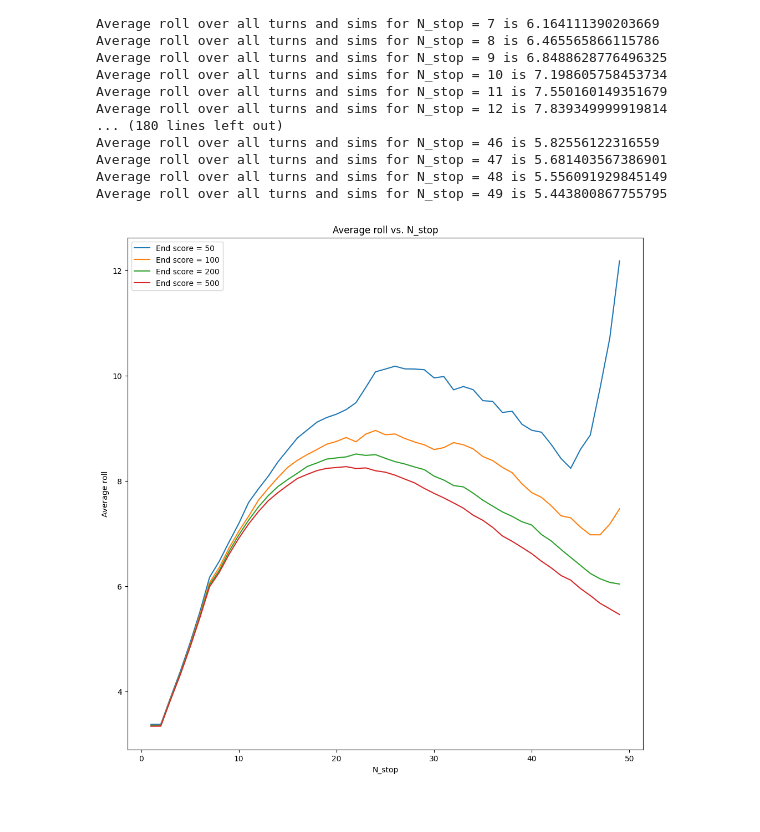
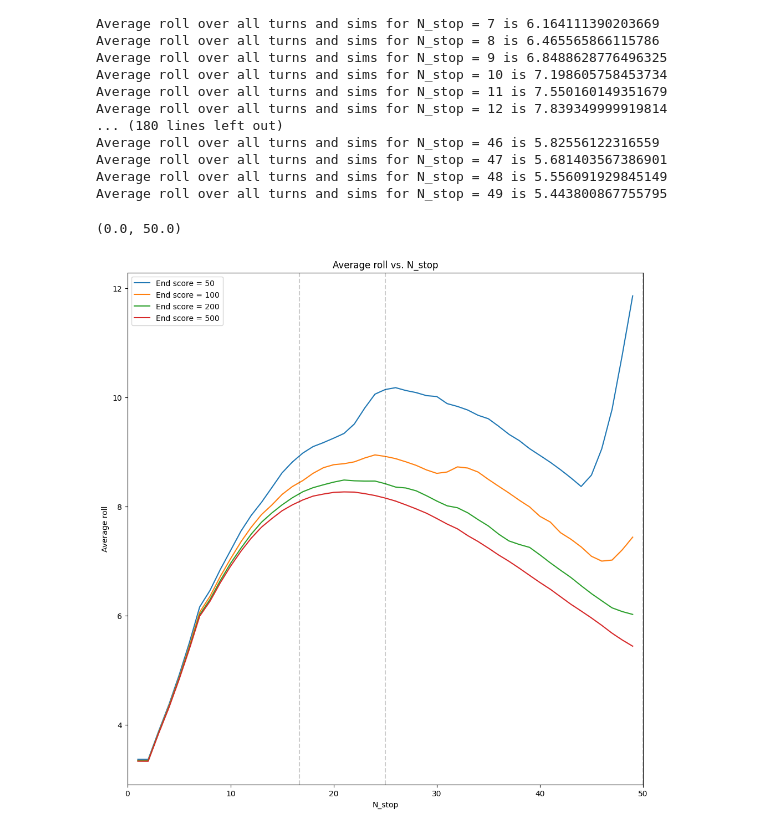
Before and after one commit to wutmeownow/phys441, a Jupyter notebook: GameOfPig/gameofpig.ipynb, the cells around one changed output. Saved outputs shown, nothing was run; the diff lists cells and outputs as text; code cells hidden in the pictures.

```diff
--- a/GameOfPig/gameofpig.ipynb
+++ b/GameOfPig/gameofpig.ipynb
@@ -118,11 +118,22 @@ Average roll over all turns and sims for N_stop = 49 is 5.443800867755795
 # %%
 # plot the average roll vs. N_stop for each of the four end scores
 fig, ax = plt.subplots(1,1, figsize=(12,12))
 for j in range(4):
     ax.plot(range(1,50), avg_array_sum[j], label=f"End score = {end_score[j]}")
     ax.set_xlabel("N_stop")
     ax.set_ylabel("Average roll")
     ax.legend()
     ax.set_title("Average roll vs. N_stop")
+
+# plot some interesting vertical lines ... the idea is that for a certain target end score, one should think about finishing the game in an integral number of turns
+
+score = 50
+
+for i in range(1,4):
+    interesting_roll = score/i
+    ax.axvline(interesting_roll, color='k', linestyle='--', alpha=0.2)
+
+ax.set_xlim(0,50)
 # %% [output]
+(0.0, 50.0)
-[figure, old version]
+[figure, new version]
```
